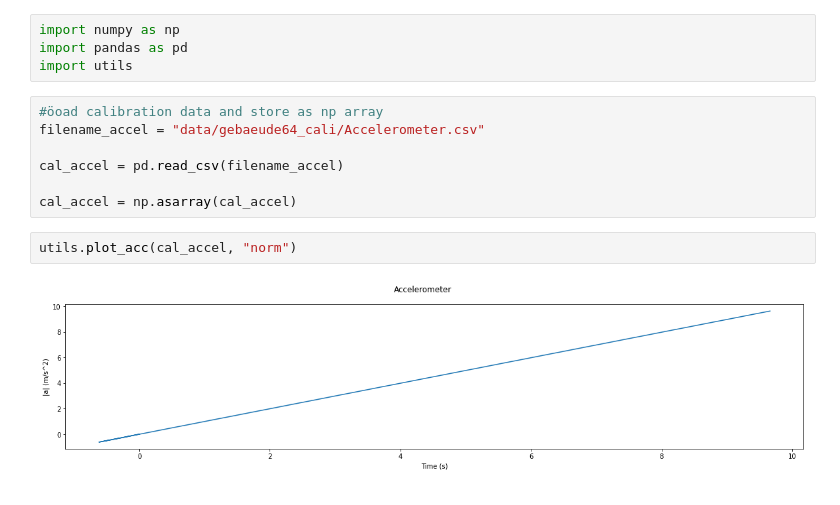
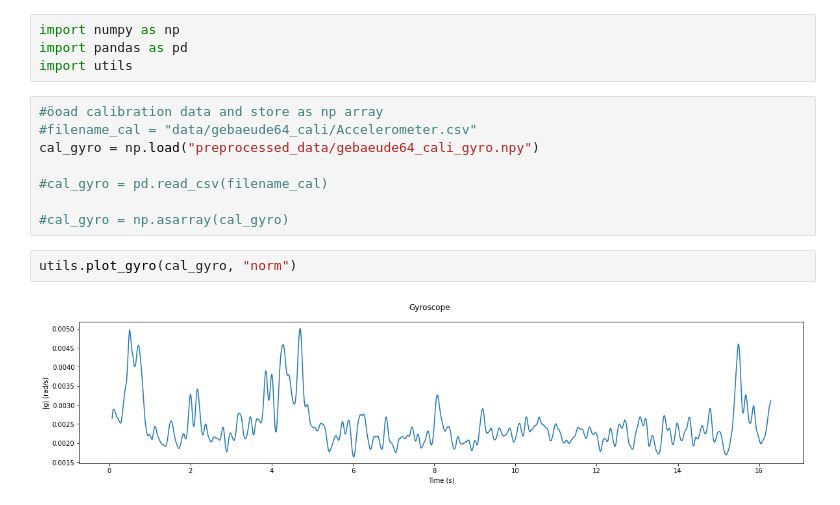
Before and after one commit to annkapopp/IndoorLocal, a Jupyter notebook: integration.ipynb, the cells around one changed output. Cells and saved outputs as stored; diff of their text form.

```diff
--- a/integration.ipynb
+++ b/integration.ipynb
@@ -4,12 +4,13 @@ import pandas as pd
 import utils
 # %%
 #öoad calibration data and store as np array
-filename_accel = "data/gebaeude64_cali/Accelerometer.csv"
+#filename_cal = "data/gebaeude64_cali/Accelerometer.csv"
+cal_gyro = np.load("preprocessed_data/gebaeude64_cali_gyro.npy")
 
-cal_accel = pd.read_csv(filename_accel)
+#cal_gyro = pd.read_csv(filename_cal)
 
-cal_accel = np.asarray(cal_accel)
+#cal_gyro = np.asarray(cal_gyro)
 # %%
-utils.plot_acc(cal_accel, "norm")
+utils.plot_gyro(cal_gyro, "norm")
 # %% [output]
-[figure, old version]
+[figure, new version]
```
